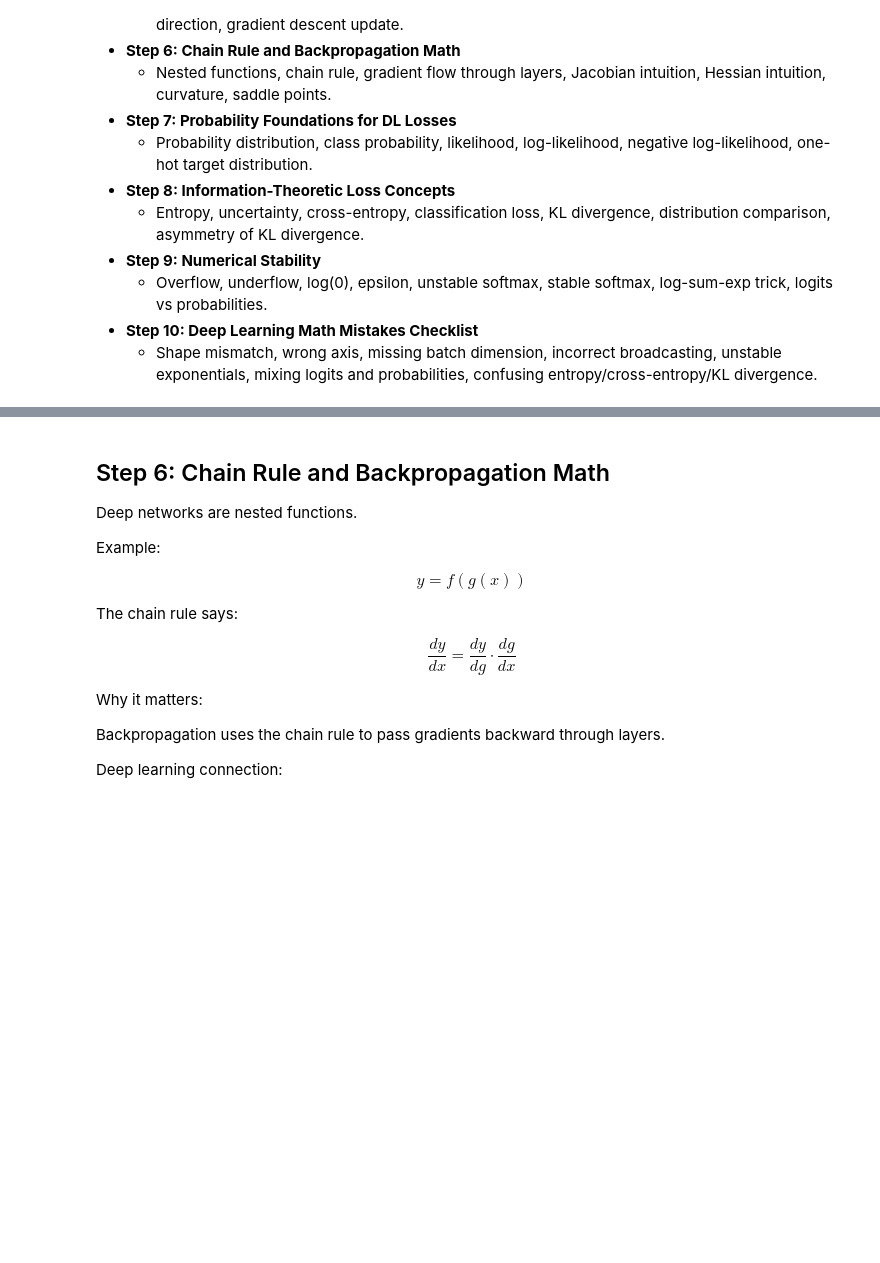
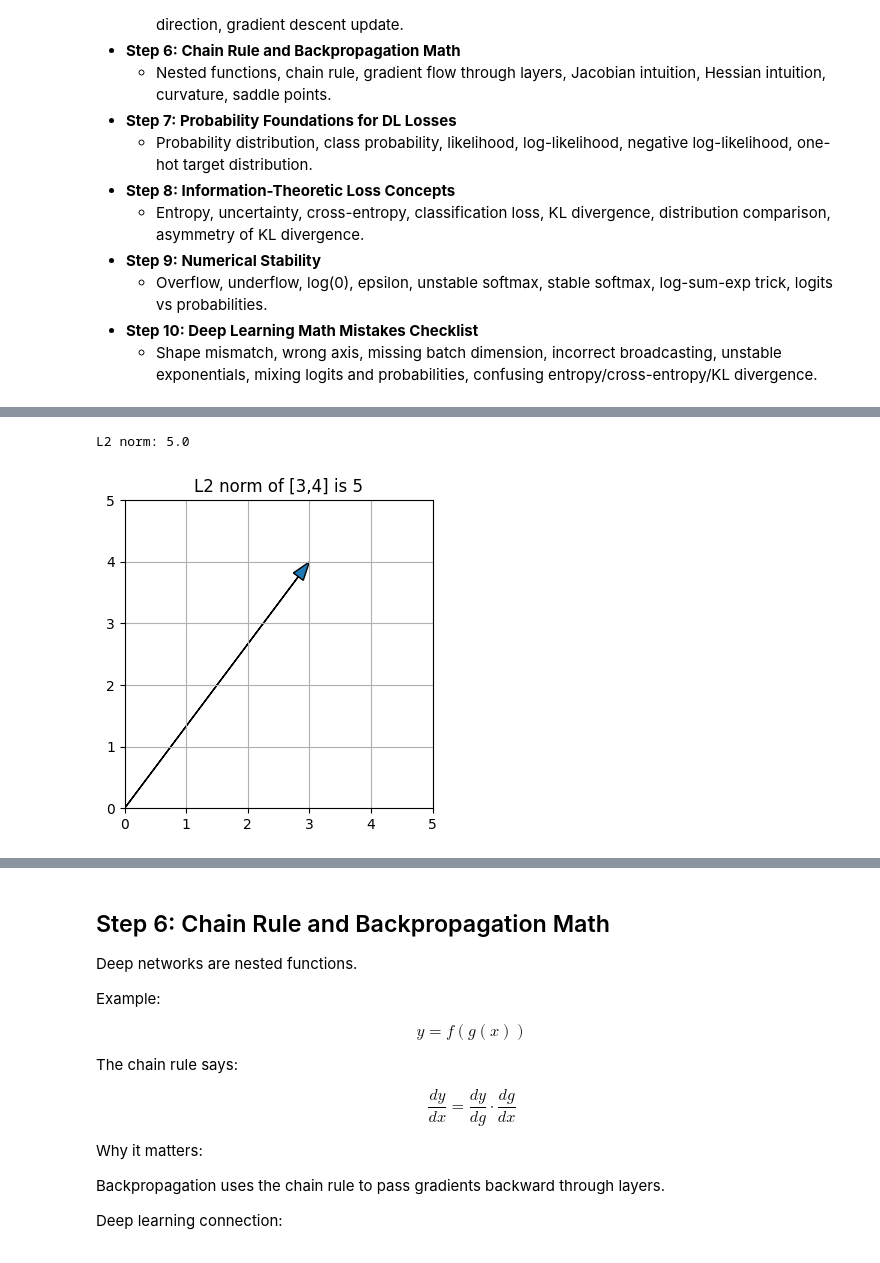
Before and after one commit to sidhu7777/Machine_Learning_Notes, a Jupyter notebook: deep_learning/modules/Module_02_Math_for_Deep_Learning.ipynb, the cells around one changed output, grey strips where cells are left out. Drawn from its saved outputs; the diff is of its cells as text; code cells hidden in the pictures; blank space fills up the shorter version.

```diff
--- a/deep_learning/modules/Module_02_Math_for_Deep_Learning.ipynb
+++ b/deep_learning/modules/Module_02_Math_for_Deep_Learning.ipynb
@@ -1215,0 +913,11 @@ plt.show()
+# %%
+v = np.array([3.0, 4.0])
+print('L2 norm:', np.linalg.norm(v, ord=2))
+plt.figure(figsize=(4,4))
+plt.arrow(0,0,v[0],v[1],head_width=.2,length_includes_head=True)
+plt.xlim(0,5); plt.ylim(0,5); plt.gca().set_aspect('equal')
+plt.title('L2 norm of [3,4] is 5')
+plt.show()
+# %% [output]
+L2 norm: 5.0
+[figure, added]
```
Also changed, not shown: parts of 132 cells of this notebook.
